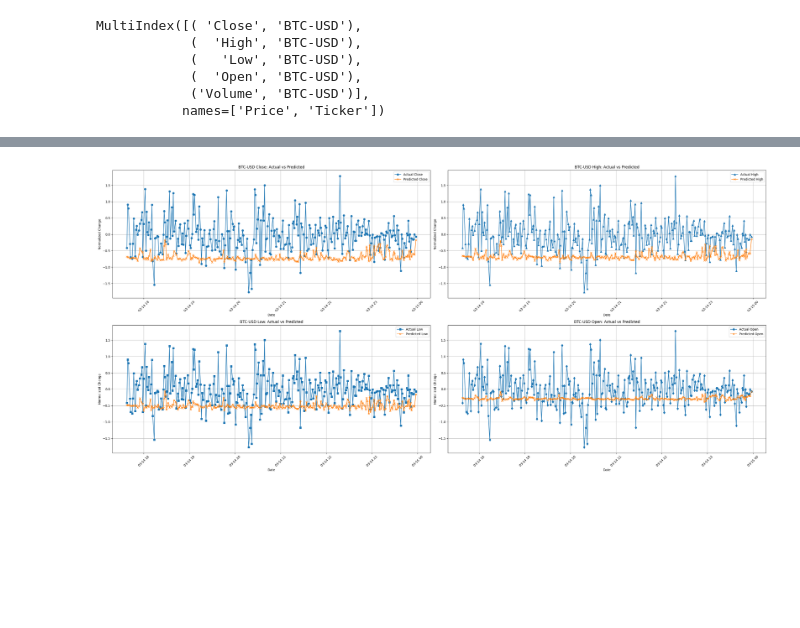
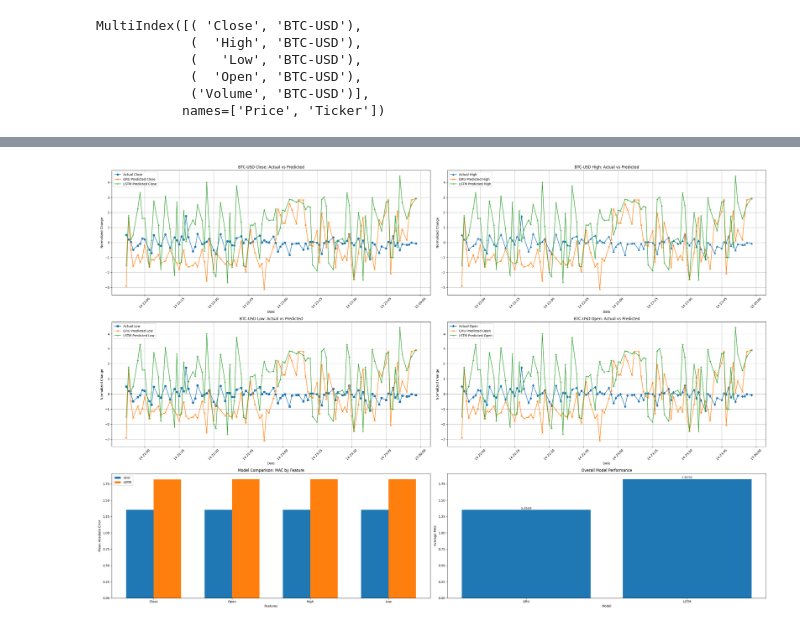
Before and after one commit to IlayeeSade/TINGS, a Jupyter notebook: Stock_methods.ipynb, the cells around one changed output, grey strips where cells are left out. Drawn from its saved outputs; the diff is of its cells as text; code cells hidden in the pictures.

Commit message:
added LSTM fixed stupid inefficiency.

```diff
--- a/Stock_methods.ipynb
+++ b/Stock_methods.ipynb
@@ -105,6 +95,7 @@ stock_pcts_res_norm = (stock_pcts_res - means) / stds
 # %%
 from torch.utils.data import Dataset, DataLoader, random_split
 import numpy as np
+from tqdm import trange, tqdm
 
 class MyDataset(Dataset):
     def __init__(self, data, seq_len, device='cpu'):
@@ -118,7 +109,7 @@ class MyDataset(Dataset):
     def __getitem__(self, idx):
         idx = idx % len(self)
         X = self.data[idx: idx + self.seq_len]
-        y= self.data[idx + self.seq_len]
+        y= self.data[idx + 1: idx + self.seq_len + 1]
         return torch.tensor(X, dtype=torch.float32, device=self.device), torch.tensor(y, dtype=torch.float32, device=self.device)
 # %%
 SEQ_LEN = 700
@@ -154,12 +143 @@ COEF = 0.5
-# %%
-input_size = data.shape[1]
-hidden_size = HID_DIM
-output_size = data.shape[1]
-num_layers = NUM_LAYERS
-dropout = DROPOUT
-
-model = BaselineRNN(input_size, hidden_size, output_size, num_layers, dropout).to(DEVICE)
-
-criterion = nn.MSELoss()
-optimizer = optim.AdamW(model.parameters())
 # %%
@@ -203,3 +183,0 @@ Model saved at epoch 6 with val_loss: 0.8925
-# %%
-# Your choice
-model.load_state_dict(torch.load("best_model.pth"))
@@ -207,0 +184,3 @@ model.load_state_dict(torch.load("best_model.pth"))
+# %%
+for breed in ['GRU', 'LSTM']:
+    train(data.shape[1], HID_DIM, data.shape[1], NUM_LAYERS, DROPOUT, breed)
@@ -260,8 +248,7 @@ df_subset.isnull().any(axis=1)
 1000 rows × 1 columns
 dtype: bool
 # %%
-df_pred = df_subset[-actual_val_pred_idx:].copy()
-
+df_pred = result_df.copy()[-100:]
 timeline = df_pred.index
 
 # Create figure with 6 subplots (3 rows, 2 columns)
@@ -270,7 +257,8 @@ plt.figure(figsize=(30, 20))
 # 1. Close Price
 plt.subplot(3, 2, 1)
 plt.plot(timeline, df_pred[f'Close_{ticker}'], label='Actual Close', marker='o')
-plt.plot(timeline, df_pred[f'Pred_Close_{ticker}'], label='Predicted Close', marker='x')
+plt.plot(timeline, df_pred[f'GRU_Pred_Close_{ticker}'], label='GRU Predicted Close', marker='x')
+plt.plot(timeline, df_pred[f'LSTM_Pred_Close_{ticker}'], label='LSTM Predicted Close', marker='+')
 plt.xlabel('Date')
 plt.ylabel('Normalized Change')
 plt.title(f'{ticker} Close: Actual vs Predicted')
@@ -281,45 +269,86 @@ plt.xticks(rotation=45)
 # 2. High Price
 plt.subplot(3, 2, 2)
 plt.plot(timeline, df_pred[f'High_{ticker}'], label='Actual High', marker='^')
-plt.plot(timeline, df_pred[f'Pred_High_{ticker}'], label='Predicted High', marker='x')
+plt.plot(timeline, df_pred[f'GRU_Pred_High_{ticker}'], label='GRU Predicted High', marker='x')
+plt.plot(timeline, df_pred[f'LSTM_Pred_High_{ticker}'], label='LSTM Predicted High', marker='+')
 plt.xlabel('Date')
 plt.ylabel('Normalized Change')
 plt.title(f'{ticker} High: Actual vs Predicted')
 plt.legend()
 plt.grid(True)
 plt.xticks(rotation=45)
 
 # 3. Low Price
 plt.subplot(3, 2, 3)
 plt.plot(timeline, df_pred[f'Low_{ticker}'], label='Actual Low', marker='s')
-plt.plot(timeline, df_pred[f'Pred_Low_{ticker}'], label='Predicted Low', marker='x')
+plt.plot(timeline, df_pred[f'GRU_Pred_Low_{ticker}'], label='GRU Predicted Low', marker='x')
+plt.plot(timeline, df_pred[f'LSTM_Pred_Low_{ticker}'], label='LSTM Predicted Low', marker='+')
 plt.xlabel('Date')
 plt.ylabel('Normalized Change')
 plt.title(f'{ticker} Low: Actual vs Predicted')
 plt.legend()
 plt.grid(True)
 plt.xticks(rotation=45)
 
 # 4. Open Price
 plt.subplot(3, 2, 4)
 plt.plot(timeline, df_pred[f'Open_{ticker}'], label='Actual Open', marker='d')
-plt.plot(timeline, df_pred[f'Pred_Open_{ticker}'], label='Predicted Open', marker='x')
+plt.plot(timeline, df_pred[f'GRU_Pred_Open_{ticker}'], label='GRU Predicted Open', marker='x')
+plt.plot(timeline, df_pred[f'LSTM_Pred_Open_{ticker}'], label='LSTM Predicted Open', marker='+')
 plt.xlabel('Date')
 plt.ylabel('Normalized Change')
 plt.title(f'{ticker} Open: Actual vs Predicted')
 plt.legend()
 plt.grid(True)
 plt.xticks(rotation=45)
 
-# 6. Empty subplot or could be used for additional analysis
+# 5. Model Comparison (MAE)
+plt.subplot(3, 2, 5)
+metrics = {
+    'GRU': {
+        'Close': np.mean(np.abs(df_pred[f'Close_{ticker}'] - df_pred[f'GRU_Pred_Close_{ticker}'])),
+        'Open': np.mean(np.abs(df_pred[f'Open_{ticker}'] - df_pred[f'GRU_Pred_Open_{ticker}'])),
+        'High': np.mean(np.abs(df_pred[f'High_{ticker}'] - df_pred[f'GRU_Pred_High_{ticker}'])),
+        'Low': np.mean(np.abs(df_pred[f'Low_{ticker}'] - df_pred[f'GRU_Pred_Low_{ticker}']))
+    },
+    'LSTM': {
+        'Close': np.mean(np.abs(df_pred[f'Close_{ticker}'] - df_pred[f'LSTM_Pred_Close_{ticker}'])),
+        'Open': np.mean(np.abs(df_pred[f'Open_{ticker}'] - df_pred[f'LSTM_Pred_Open_{ticker}'])),
+        'High': np.mean(np.abs(df_pred[f'High_{ticker}'] - df_pred[f'LSTM_Pred_High_{ticker}'])),
+        'Low': np.mean(np.abs(df_pred[f'Low_{ticker}'] - df_pred[f'LSTM_Pred_Low_{ticker}']))
+    }
+}
+
+features = ['Close', 'Open', 'High', 'Low']
+x = np.arange(len(features))
+width = 0.35
+
+rects1 = plt.bar(x - width/2, [metrics['GRU'][f] for f in features], width, label='GRU')
+rects2 = plt.bar(x + width/2, [metrics['LSTM'][f] for f in features], width, label='LSTM')
+
+plt.xlabel('Features')
+plt.ylabel('Mean Absolute Error')
+plt.title('Model Comparison: MAE by Feature')
+plt.xticks(x, features)
+plt.legend()
+
+# 6. Performance Summary
 plt.subplot(3, 2, 6)
-plt.axis('off')  # Turn off the empty subplot
+plt.axis('on')
+avg_gru = np.mean([metrics['GRU'][f] for f in features])
+avg_lstm = np.mean([metrics['LSTM'][f] for f in features])
+plt.bar(['GRU', 'LSTM'], [avg_gru, avg_lstm])
+plt.xlabel('Model')
+plt.ylabel('Average MAE')
+plt.title('Overall Model Performance')
+for i, v in enumerate([avg_gru, avg_lstm]):
+    plt.text(i, v, f'{v:.4f}', ha='center', va='bottom')
 
 # Adjust layout and display
 plt.tight_layout()
 plt.show()
 # %% [output]
-[figure, old version]
+[figure, new version]
 # %%
  # 5. Volume
 plt.subplot(3, 2, 5)
```
Also changed, not shown: parts of 18 cells of this notebook.
